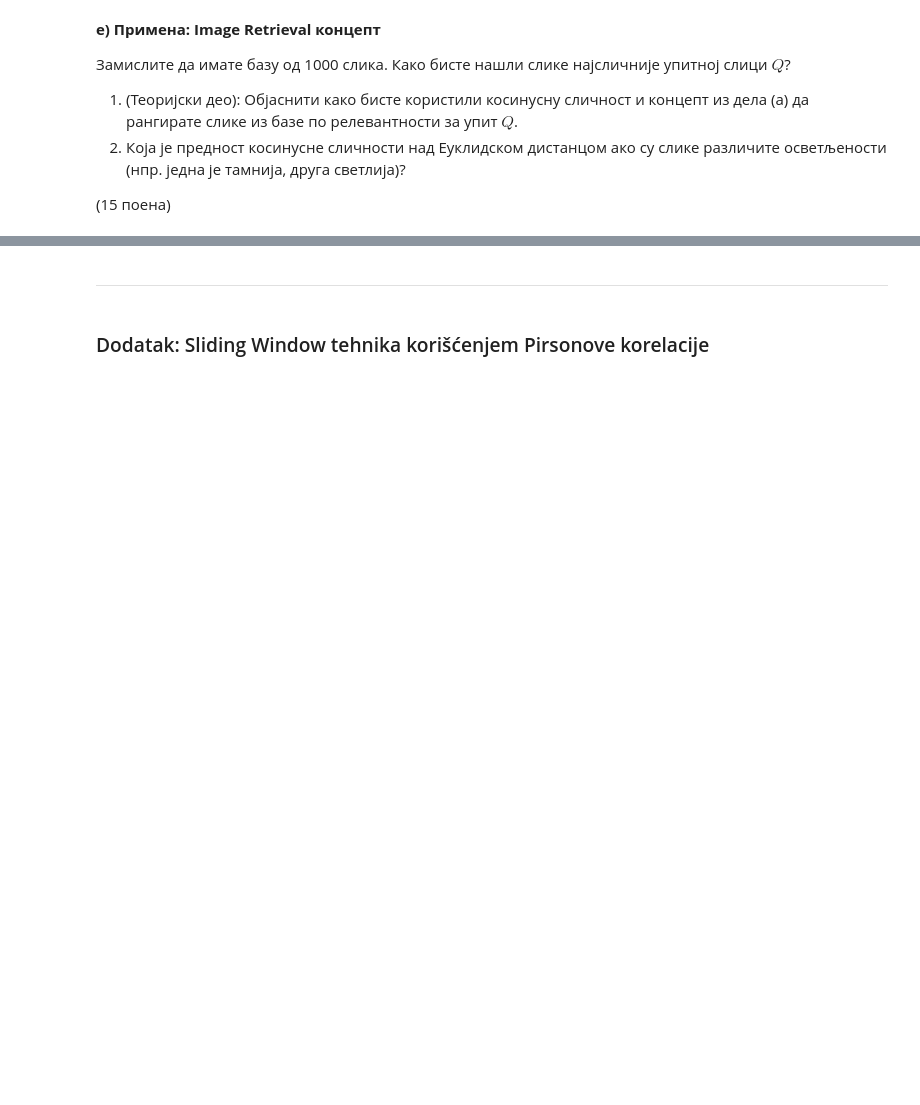
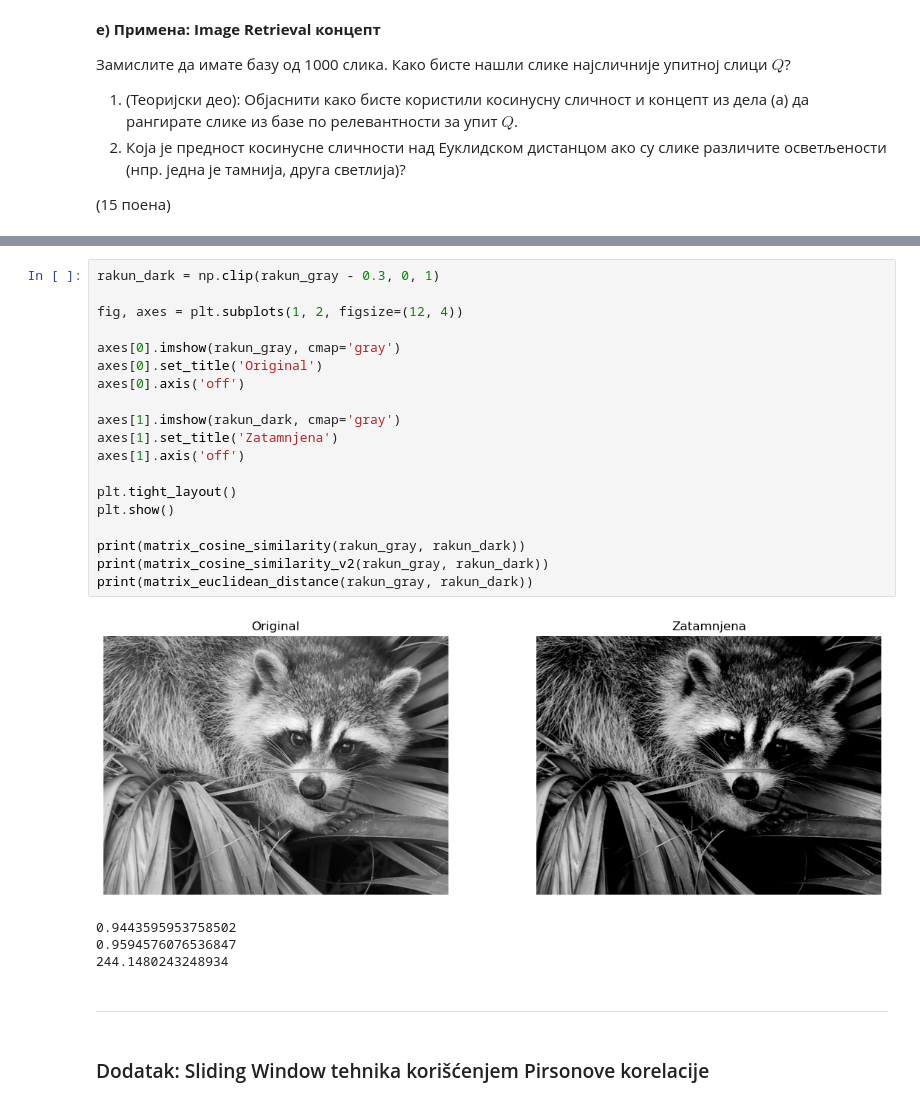
Before and after one commit to paunovicjovan/mathematical-methods-for-machine-learning, a Jupyter notebook: Homeworks/02Domaci2025-26_Jovan_Paunovic.ipynb, the cells around one changed output, grey strips where cells are left out. Cells and saved outputs as stored; diff of their text form; blank space fills up the shorter version.

```diff
--- a/Homeworks/02Domaci2025-26_Jovan_Paunovic.ipynb
+++ b/Homeworks/02Domaci2025-26_Jovan_Paunovic.ipynb
@@ -925,3 +949,27 @@ Prvo što se može primetiti je to da se kod stare matrice S vrednosti kreću ot
+# %%
+rakun_dark = np.clip(rakun_gray - 0.3, 0, 1)
+
+fig, axes = plt.subplots(1, 2, figsize=(12, 4))
+
+axes[0].imshow(rakun_gray, cmap='gray')
+axes[0].set_title('Original')
+axes[0].axis('off')
+
+axes[1].imshow(rakun_dark, cmap='gray')
+axes[1].set_title('Zatamnjena')
+axes[1].axis('off')
+
+plt.tight_layout()
+plt.show()
+
+print(matrix_cosine_similarity(rakun_gray, rakun_dark))
+print(matrix_cosine_similarity_v2(rakun_gray, rakun_dark))
+print(matrix_euclidean_distance(rakun_gray, rakun_dark))
+# %% [output]
+[figure, added]
+0.9443595953758502
+0.9594576076536847
+244.1480243248934
 # %% [markdown]
 ***
 # %% [markdown]
```
Also changed, not shown: parts of 10 cells of this notebook.
